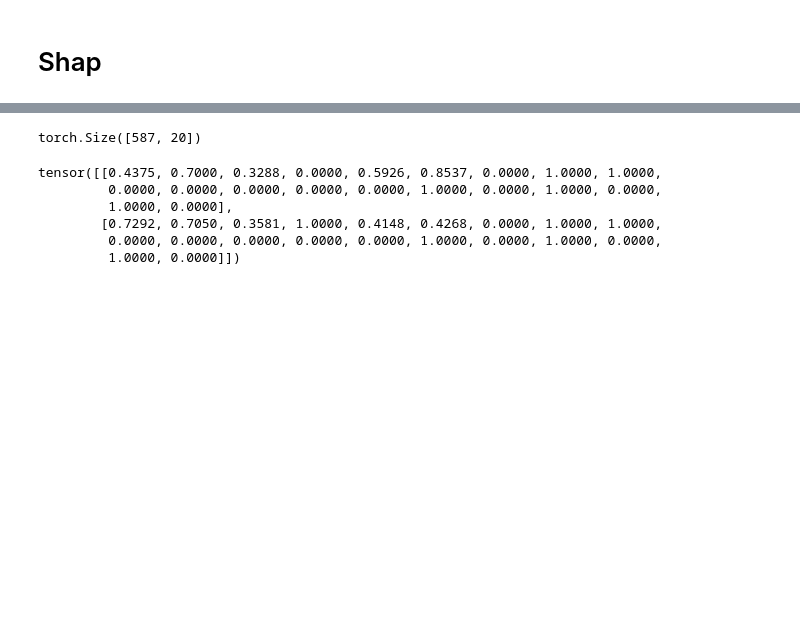
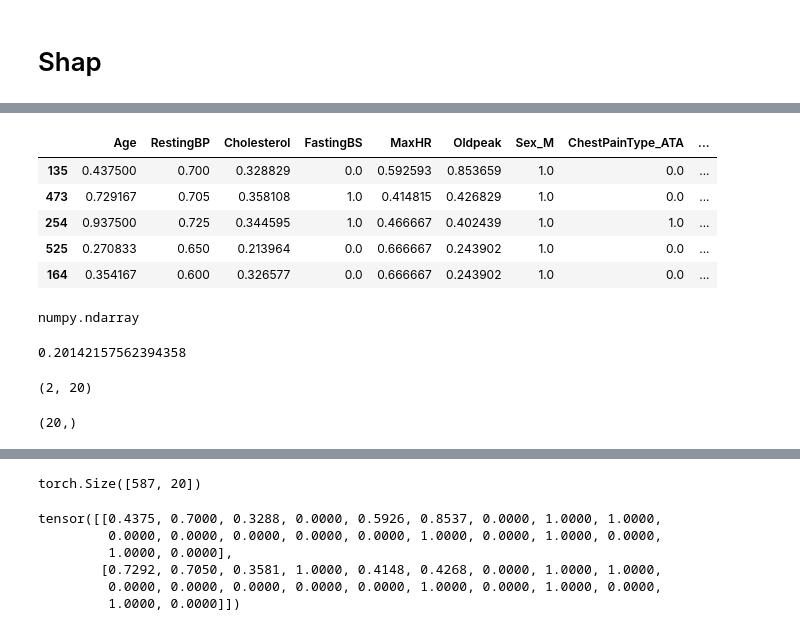
Before and after one commit to juliepinole/eth, a Jupyter notebook: healthcare/heart/Heart_MLP.ipynb, the cells around one changed output, grey strips where cells are left out. Saved outputs shown, nothing was run; the diff lists cells and outputs as text; code cells hidden in the pictures; blank space fills up the shorter version.

```diff
--- a/healthcare/heart/Heart_MLP.ipynb
+++ b/healthcare/heart/Heart_MLP.ipynb
@@ -900,0 +698,25 @@ import shap
+# %%
+X_train_df['all'].head()
+# %% [output]
+|  | Age | RestingBP | Cholesterol | FastingBS | MaxHR | Oldpeak | Sex_M | ChestPainType_ATA | ... |
+| 135 | 0.437500 | 0.700 | 0.328829 | 0.0 | 0.592593 | 0.853659 | 1.0 | 0.0 | ... |
+| 473 | 0.729167 | 0.705 | 0.358108 | 1.0 | 0.414815 | 0.426829 | 1.0 | 0.0 | ... |
+| 254 | 0.937500 | 0.725 | 0.344595 | 1.0 | 0.466667 | 0.402439 | 1.0 | 1.0 | ... |
+| 525 | 0.270833 | 0.650 | 0.213964 | 0.0 | 0.666667 | 0.243902 | 1.0 | 0.0 | ... |
+| 164 | 0.354167 | 0.600 | 0.326577 | 0.0 | 0.666667 | 0.243902 | 1.0 | 0.0 | ... |
+# %%
+type(shap_values)
+# %% [output]
+numpy.ndarray
+# %%
+shap_values[0].sum()
+# %% [output]
+0.20142157562394358
+# %%
+data_positive.shape
+# %% [output]
+(2, 20)
+# %%
+data_positive[0,:].shape
+# %% [output]
+(20,)
```
Also changed, not shown: parts of 45 cells of this notebook, 15 other files.
